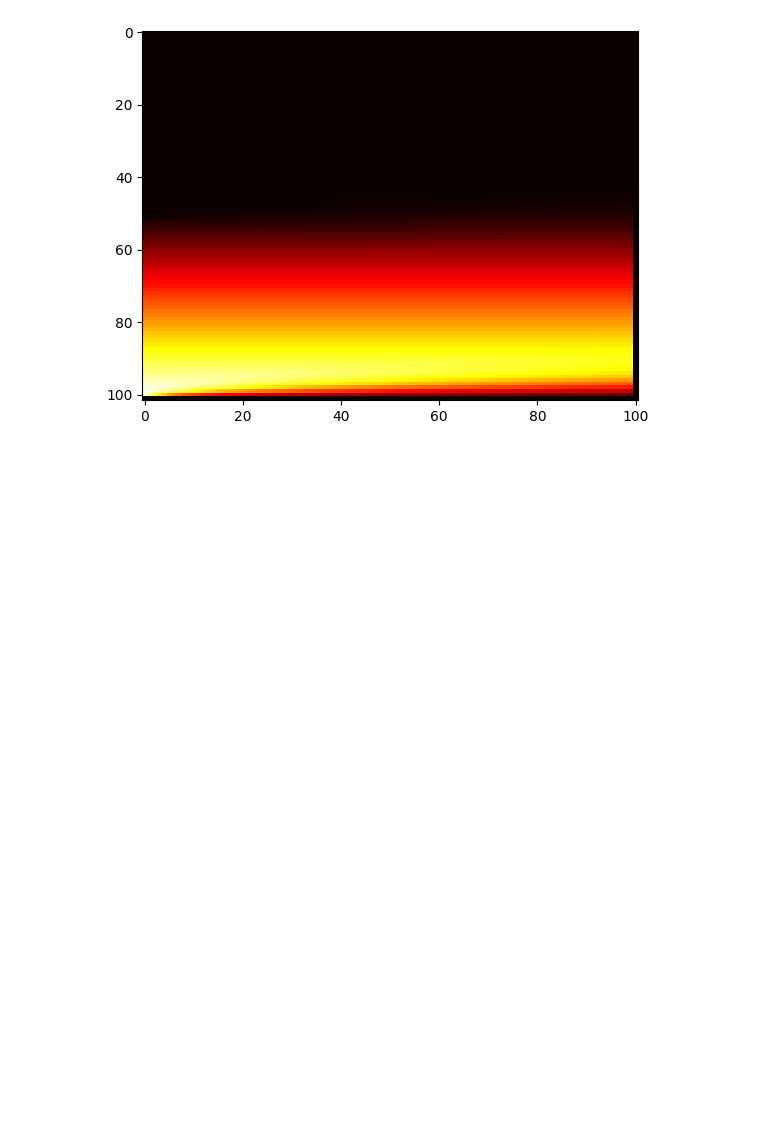
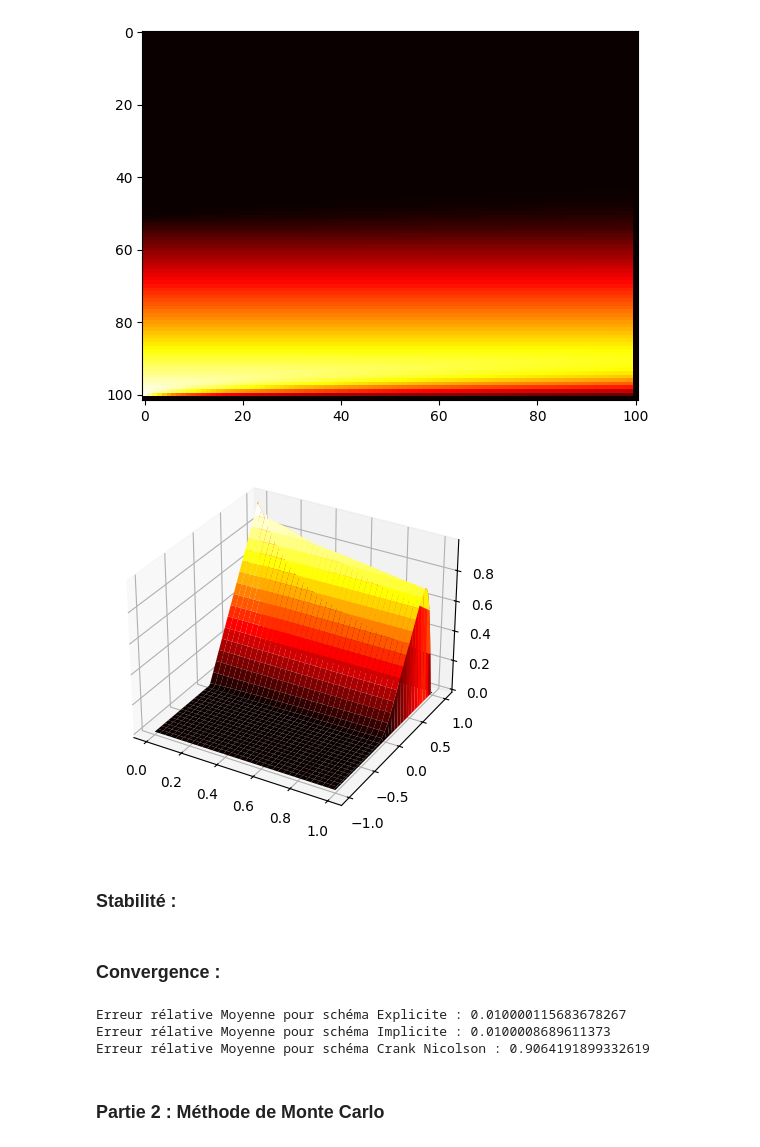
Before and after one commit to mohameml/EDP-ENSIMAG, a Jupyter notebook: TP1/src/main.ipynb, the cells around one changed output. Saved outputs shown, nothing was run; the diff lists cells and outputs as text; code cells hidden in the pictures; blank space fills up the shorter version.

```diff
--- a/TP1/src/main.ipynb
+++ b/TP1/src/main.ipynb
@@ -115,3 +140,58 @@ plt.imshow(U_crank_nicolson, cmap='hot', aspect='auto', interpolation='none')
 # %% [output]
 <matplotlib.image.AxesImage at 0x...>
 [figure]
+# %%
+plot_3d(N , M , a , b , T , U_crank_nicolson)
+# %% [output]
+[figure, added]
+# %% [markdown]
+### Stabilité :
+# %% [markdown]
+### Convergence :
+# %%
+p = np.random.randint(10)
+
+phi_2 = lambda x  : np.sin(np.pi*p*(x - a) / (b -a))
+
+u_exacte = lambda x , t , p : np.exp(-t*sigma**2/2 * (np.pi*p /(b-a))**2 )*phi_2(x)
+
+
+
+
+def mean_err_relative(U ) :
+    """
+    """
+    x = np.linspace(a , b , N+2)
+    t = np.linspace(0 , T , M +1)
+    err_relative_moyenne = 0
+    for i in range(M +1 ):
+        U_imp_T = U[: , i]
+        U_exacte_T = np.array([u_exacte( e , t[i] , p) for e in x ])
+        err_relative = np.linalg.norm(U_imp_T - U_exacte_T) / np.linalg.norm(U_exacte_T)
+        err_relative_moyenne += err_relative
+
+    err_relative_moyenne /= M
+
+    return err_relative_moyenne
+
+
+# Schéma Explicite :
+U_explicite_2 = schema(N , M , phi_2 , alpha , beta , a , b , T , sigma , update_explicite)
+err_exp = mean_err_relative(U_explicite_2)
+print(f"Erreur rélative Moyenne pour schéma Explicite : {err_exp}")
+
+# schéma Implicite :
+U_implicite_2 = schema(N , M , phi_2 , alpha , beta , a , b , T , sigma , update_implicite)
+err_imp = mean_err_relative(U_implicite_2)
+print(f"Erreur rélative Moyenne pour schéma Implicite : {err_imp}")
+
+# schéma Crank Nicolson :
+U_crank_nicolson_2 = schema(1000 , 1000 , phi_2 , alpha , beta , a , b , T , sigma , update_crank_nicolson)
+err_crank_nico = mean_err_relative(U_crank_nicolson)
+print(f"Erreur rélative Moyenne pour schéma Crank Nicolson : {err_crank_nico}")
+# %% [output]
+Erreur rélative Moyenne pour schéma Explicite : 0.010000115683678267
+Erreur rélative Moyenne pour schéma Implicite : 0.0100008689611373
+Erreur rélative Moyenne pour schéma Crank Nicolson : 0.9064191899332619
+# %% [markdown]
+### Partie 2 : Méthode de Monte Carlo
```
Also changed, not shown: parts of 12 cells of this notebook.
